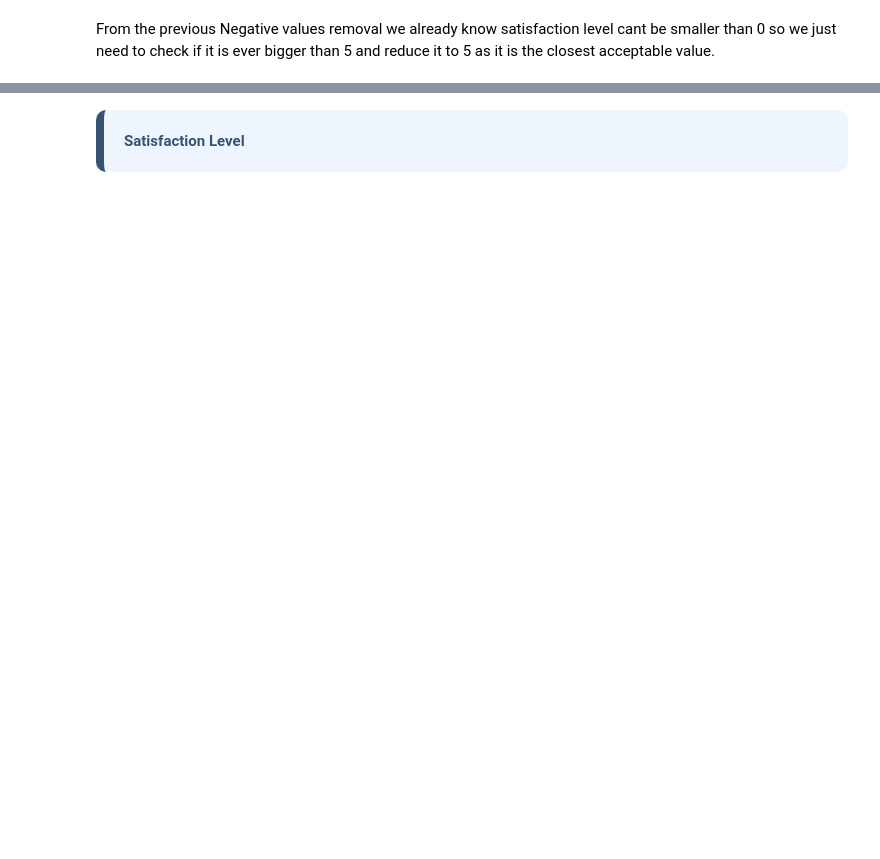
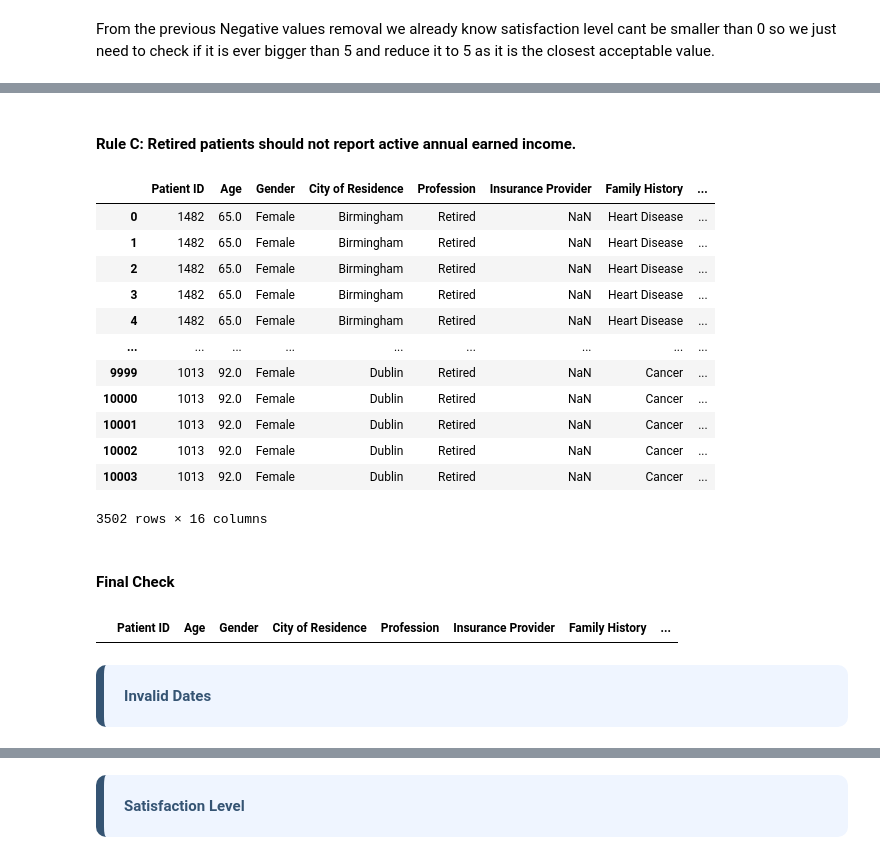
Before and after one commit to martim-dot/Preproc_2627, a Jupyter notebook: atualizado.ipynb, the cells around one changed output, grey strips where cells are left out. Saved outputs shown, nothing was run; the diff lists cells and outputs as text; code cells hidden in the pictures; blank space fills up the shorter version.

```diff
--- a/atualizado.ipynb
+++ b/atualizado.ipynb
@@ -718,0 +584,20 @@ From the previous Negative values removal we already know satisfaction level can
+# %%
+df.loc[df["Age"] <= 2, ["Profession", "Education Level"]] = "Infant"
+# %% [markdown]
+#### Rule C: Retired patients should not report active annual earned income.
+# %%
+df.loc[(df["Profession"] == "Retired") & (df["Approximate Annual Income"] > 0)]
+# %% [output]
+|  | Patient ID | Age | Gender | City of Residence | Profession | Insurance Provider | Family History | ... |
+| 0 | 1482 | 65.0 | Female | Birmingham | Retired | NaN | Heart Disease | ... |
+| 1 | 1482 | 65.0 | Female | Birmingham | Retired | NaN | Heart Disease | ... |
+| 2 | 1482 | 65.0 | Female | Birmingham | Retired | NaN | Heart Disease | ... |
+| 3 | 1482 | 65.0 | Female | Birmingham | Retired | NaN | Heart Disease | ... |
+| 4 | 1482 | 65.0 | Female | Birmingham | Retired | NaN | Heart Disease | ... |
+| ... | ... | ... | ... | ... | ... | ... | ... | ... |
+| 9999 | 1013 | 92.0 | Female | Dublin | Retired | NaN | Cancer | ... |
+| 10000 | 1013 | 92.0 | Female | Dublin | Retired | NaN | Cancer | ... |
+| 10001 | 1013 | 92.0 | Female | Dublin | Retired | NaN | Cancer | ... |
+| 10002 | 1013 | 92.0 | Female | Dublin | Retired | NaN | Cancer | ... |
+| 10003 | 1013 | 92.0 | Female | Dublin | Retired | NaN | Cancer | ... |
+3502 rows × 16 columns
@@ -718,0 +608,10 @@ From the previous Negative values removal we already know satisfaction level can
+# %% [markdown]
+#####
+  <b> Final Check </b>
+# %%
+df.loc[(df["Profession"] == "Retired") & (df["Approximate Annual Income"] > 0)]
+# %% [output]
+|  | Patient ID | Age | Gender | City of Residence | Profession | Insurance Provider | Family History | ... |
+# %% [markdown]
+<div style="background-color:#EFF5FF; padding:20px; border-radius:10px; border-left:8px solid #355473; color:#355473;">
+  <b> Invalid Dates </b>
```
Also changed, not shown: parts of 96 cells of this notebook.
